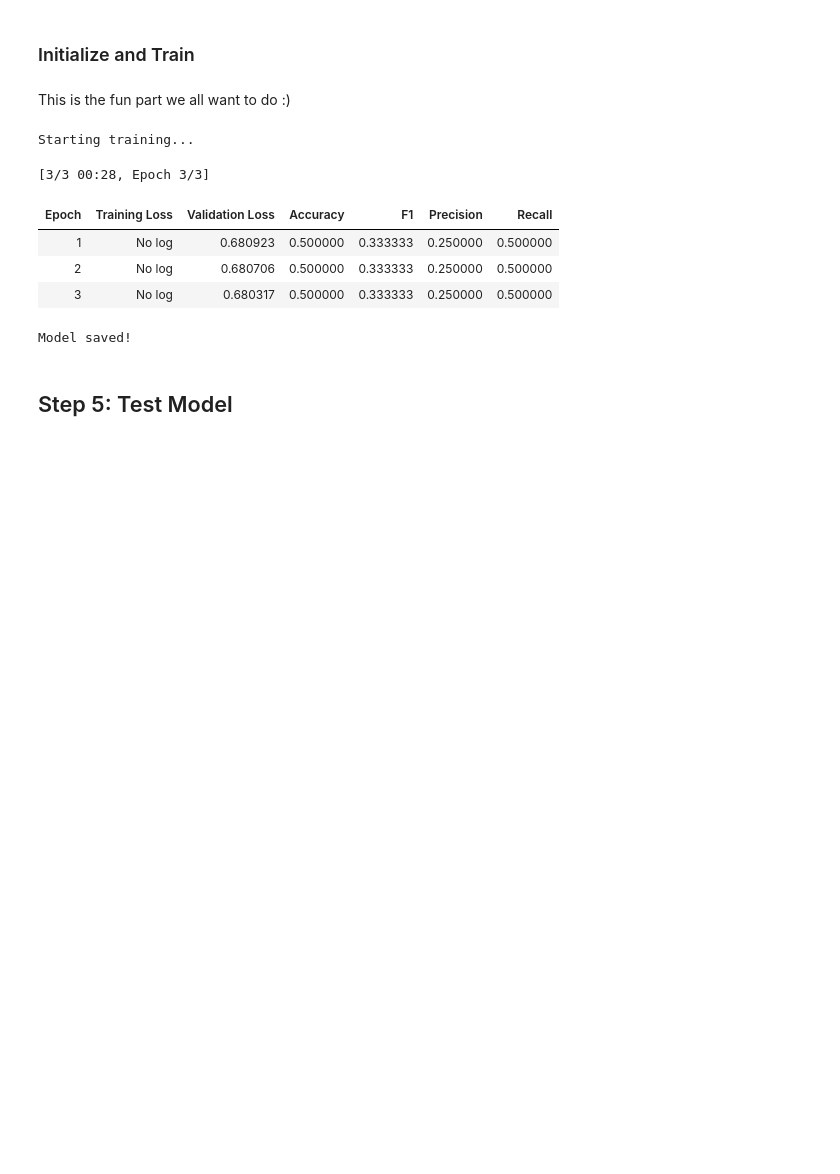
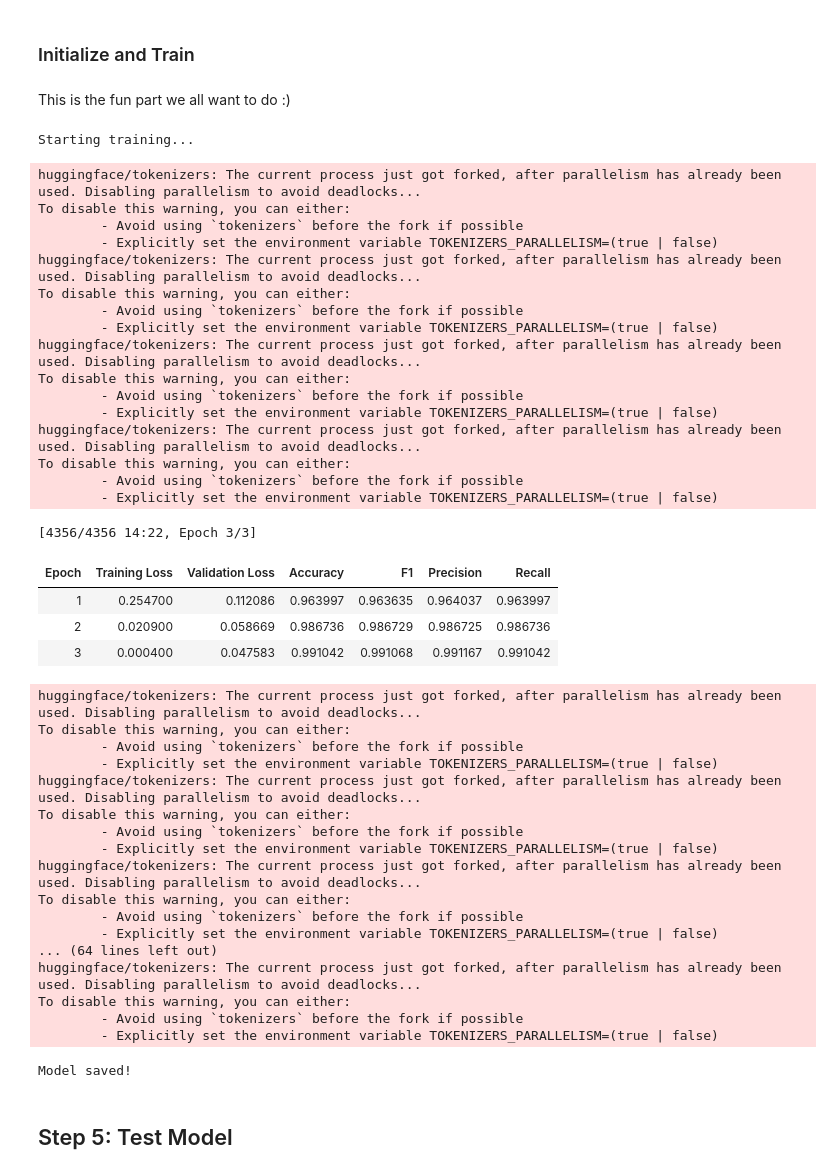
Before and after one commit to ks982579/iu-autonomous-fact-checker, a Jupyter notebook: claim-extract.ipynb, the cells around one changed output. Saved outputs shown, nothing was run; the diff lists cells and outputs as text; code cells hidden in the pictures; blank space fills up the shorter version.

Commit message:
First model built and evaluating data due to model quality issues

```diff
--- a/claim-extract.ipynb
+++ b/claim-extract.ipynb
@@ -64,12 +256,14 @@ Dataset size: 10
 # %%
 # Split into train/validation sets
 train_texts, val_texts, train_labels, val_labels = train_test_split(
-    df['text'].tolist(),
-    df['label'].tolist(),
+    all_parts_df["text"].tolist(),
+    all_parts_df["label"].tolist(),
     test_size=0.2,
     random_state=42
 )
 
 print(f"Training samples: {len(train_texts)}")
 print(f"Validation samples: {len(val_texts)}")
+print(type(train_texts))
+print(len([x for x in train_texts if "obama" in x.casefold()]))
 # %% [output]
@@ -86,10 +282,19 @@ model_name = "bert-base-uncased"  # Good starting point
 
 # Load tokenizer and model
 tokenizer = AutoTokenizer.from_pretrained(model_name)
+# Ran into tokenization issue - All tensors in a batch should be same length
+# Some were 100 and but one was 187.
+# Use padding
+data_collator = DataCollatorWithPadding(tokenizer=tokenizer)
+
+device = torch.device('cuda' if torch.cuda.is_available() else 'cpu')
+print(f"Using device: {device}")
+
 model = AutoModelForSequenceClassification.from_pretrained(
     model_name,
     num_labels=2  # Binary classification: claim vs opinion
 )
+model.to(device)
 
 print(f"Model loaded: {model_name}")
 print(f"Vocabulary size: {tokenizer.vocab_size}")
@@ -106,7 +312,7 @@ def tokenize_function(examples):
         examples['text'],
         truncation=True,
         padding=True,
-        max_length=128  # Adjust based on your text length
+        max_length=256  # Adjust based on your text length
     )
 
 # Create datasets
@@ -143,8 +349,10 @@ By fine-tuning, we add a layer like: `input text -> BERT Encoder -> Classificati
 # %% [markdown]
 [transformers.TrainingArguments](https://huggingface.co/docs/transformers/v4.52.3/en/main_classes/trainer#transformers.TrainingArguments) has a lot of parameters.
 # %%
+timestamp = datetime.now().strftime("%Y%m%d%H%M%S")
+
 training_args = TrainingArguments(
-    output_dir='./bert-claim-classifier',
+    output_dir=f'./bert-claim-classifier_{timestamp}', # Working directory during training for logs and checkpoints.
     num_train_epochs=3,              # Start with 3, adjust based on results
     per_device_train_batch_size=16,  # Reduce if memory issues
     per_device_eval_batch_size=16,
@@ -157,6 +365,9 @@ training_args = TrainingArguments(
     load_best_model_at_end=True,
     metric_for_best_model="eval_loss",
     greater_is_better=False,
+    dataloader_pin_memory=False, # can help with GPU transfer speed
+    fp16=True, # mixed precision can speedup training if supported
+    dataloader_num_workers=4, # parallel data loading
 )
 # %% [markdown]
 ### Define Evaluation Metrics
@@ -183,29 +394,63 @@ This is the fun part we all want to do :)
 # %%
 # Create trainer
 trainer = Trainer(
     model=model,
     args=training_args,
     train_dataset=train_dataset,
     eval_dataset=val_dataset,
+    data_collator=data_collator,
     compute_metrics=compute_metrics,
 )
 
 # Start training
 print("Starting training...")
 trainer.train()
 
 # Save the model
-trainer.save_model('./bert-claim-classifier')
-tokenizer.save_pretrained('./bert-claim-classifier')
+trainer.save_model('./bert-claim-classifier') # Where to save model weights and config
+tokenizer.save_pretrained('./bert-claim-classifier') # for tokenizer stuff
 print("Model saved!")
 # %% [output]
 Starting training...
-[3/3 00:28, Epoch 3/3]
+huggingface/tokenizers: The current process just got forked, after parallelism has already been used. Disabling parallelism to avoid deadlocks...
+To disable this warning, you can either:
+        - Avoid using `tokenizers` before the fork if possible
+        - Explicitly set the environment variable TOKENIZERS_PARALLELISM=(true | false)
+huggingface/tokenizers: The current process just got forked, after parallelism has already been used. Disabling parallelism to avoid deadlocks...
+To disable this warning, you can either:
+        - Avoid using `tokenizers` before the fork if possible
+        - Explicitly set the environment variable TOKENIZERS_PARALLELISM=(true | false)
+huggingface/tokenizers: The current process just got forked, after parallelism has already been used. Disabling parallelism to avoid deadlocks...
+To disable this warning, you can either:
+        - Avoid using `tokenizers` before the fork if possible
+        - Explicitly set the environment variable TOKENIZERS_PARALLELISM=(true | false)
+huggingface/tokenizers: The current process just got forked, after parallelism has already been used. Disabling parallelism to avoid deadlocks...
+To disable this warning, you can either:
+        - Avoid using `tokenizers` before the fork if possible
+        - Explicitly set the environment variable TOKENIZERS_PARALLELISM=(true | false)
+[4356/4356 14:22, Epoch 3/3]
 | Epoch | Training Loss | Validation Loss | Accuracy | F1 | Precision | Recall |
-| 1 | No log | 0.680923 | 0.500000 | 0.333333 | 0.250000 | 0.500000 |
-| 2 | No log | 0.680706 | 0.500000 | 0.333333 | 0.250000 | 0.500000 |
-| 3 | No log | 0.680317 | 0.500000 | 0.333333 | 0.250000 | 0.500000 |
+| 1 | 0.254700 | 0.112086 | 0.963997 | 0.963635 | 0.964037 | 0.963997 |
+| 2 | 0.020900 | 0.058669 | 0.986736 | 0.986729 | 0.986725 | 0.986736 |
+| 3 | 0.000400 | 0.047583 | 0.991042 | 0.991068 | 0.991167 | 0.991042 |
-Model saved!
+huggingface/tokenizers: The current process just got forked, after parallelism has already been used. Disabling parallelism to avoid deadlocks...
+To disable this warning, you can either:
+        - Avoid using `tokenizers` before the fork if possible
+        - Explicitly set the environment variable TOKENIZERS_PARALLELISM=(true | false)
+huggingface/tokenizers: The current process just got forked, after parallelism has already been used. Disabling parallelism to avoid deadlocks...
+To disable this warning, you can either:
+        - Avoid using `tokenizers` before the fork if possible
+        - Explicitly set the environment variable TOKENIZERS_PARALLELISM=(true | false)
+huggingface/tokenizers: The current process just got forked, after parallelism has already been used. Disabling parallelism to avoid deadlocks...
+To disable this warning, you can either:
+        - Avoid using `tokenizers` before the fork if possible
+        - Explicitly set the environment variable TOKENIZERS_PARALLELISM=(true | false)
+... (64 lines left out)
+huggingface/tokenizers: The current process just got forked, after parallelism has already been used. Disabling parallelism to avoid deadlocks...
+To disable this warning, you can either:
+        - Avoid using `tokenizers` before the fork if possible
+        - Explicitly set the environment variable TOKENIZERS_PARALLELISM=(true | false)
+Model saved!
 # %% [markdown]
 ## Step 5: Test Model
 # %% [markdown]
```
Also changed, not shown: parts of 18 cells of this notebook, 1 other file.
